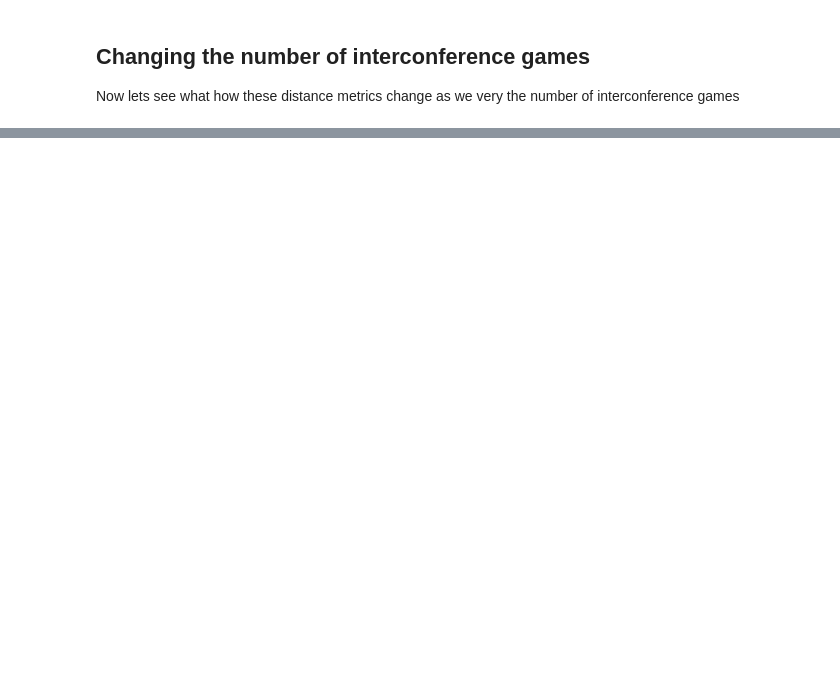
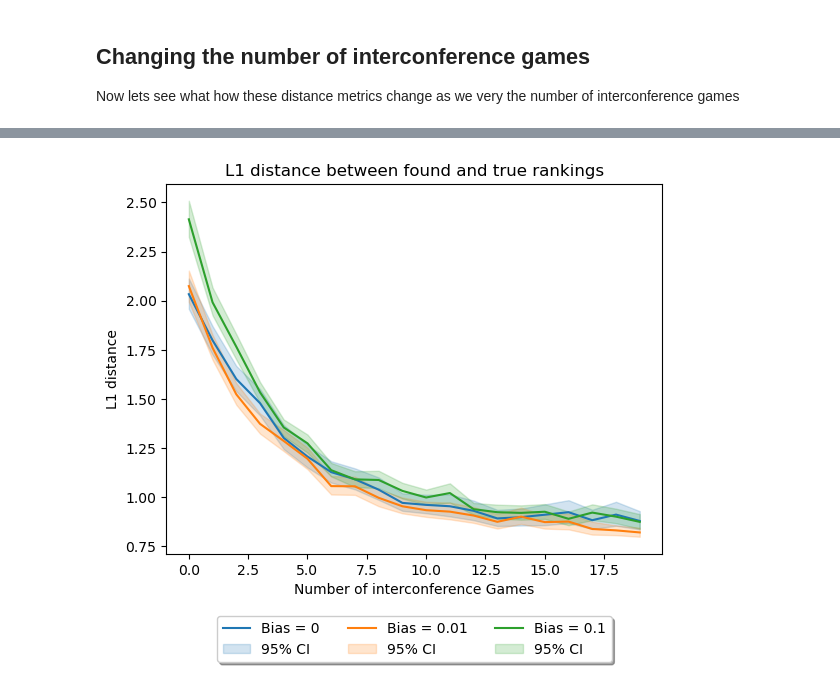
Before and after one commit to jmcalis/InterconferencePlay, a Jupyter notebook: Demo.ipynb, the cells around one changed output, grey strips where cells are left out. Saved outputs shown, nothing was run; the diff lists cells and outputs as text; code cells hidden in the pictures; blank space fills up the shorter version.

```diff
--- a/Demo.ipynb
+++ b/Demo.ipynb
@@ -79,0 +138,17 @@ ax.legend(loc='upper center', bbox_to_anchor=(0.5, -0.15),
+# %%
+df01 = pc.scanZer(10,12,0,20,reps = 1000,bias = 0.01)
+
+df1 = pc.scanZer(10,12,0,20,reps = 1000,bias = 0.1)
+
+
+ax = sns.lineplot(data=df, x='M', y='LD')
+ax = sns.lineplot(data=df01, x='M', y='LD')
+ax = sns.lineplot(data=df1, x='M', y='LD')
+plt.xlabel('Number of interconference Games')
+plt.ylabel('L1 distance')
+plt.title('L1 distance between found and true rankings')
+ax.legend(loc='upper center', bbox_to_anchor=(0.5, -0.15),
+          fancybox=True, shadow=True, ncol=3,labels=["Bias = 0","95% CI","Bias = 0.01","95% CI","Bias = 0.1","95% CI"])
+plt.show()
+# %% [output]
+[figure, added]
```
Also changed, not shown: parts of 10 cells of this notebook, 3 other files.
